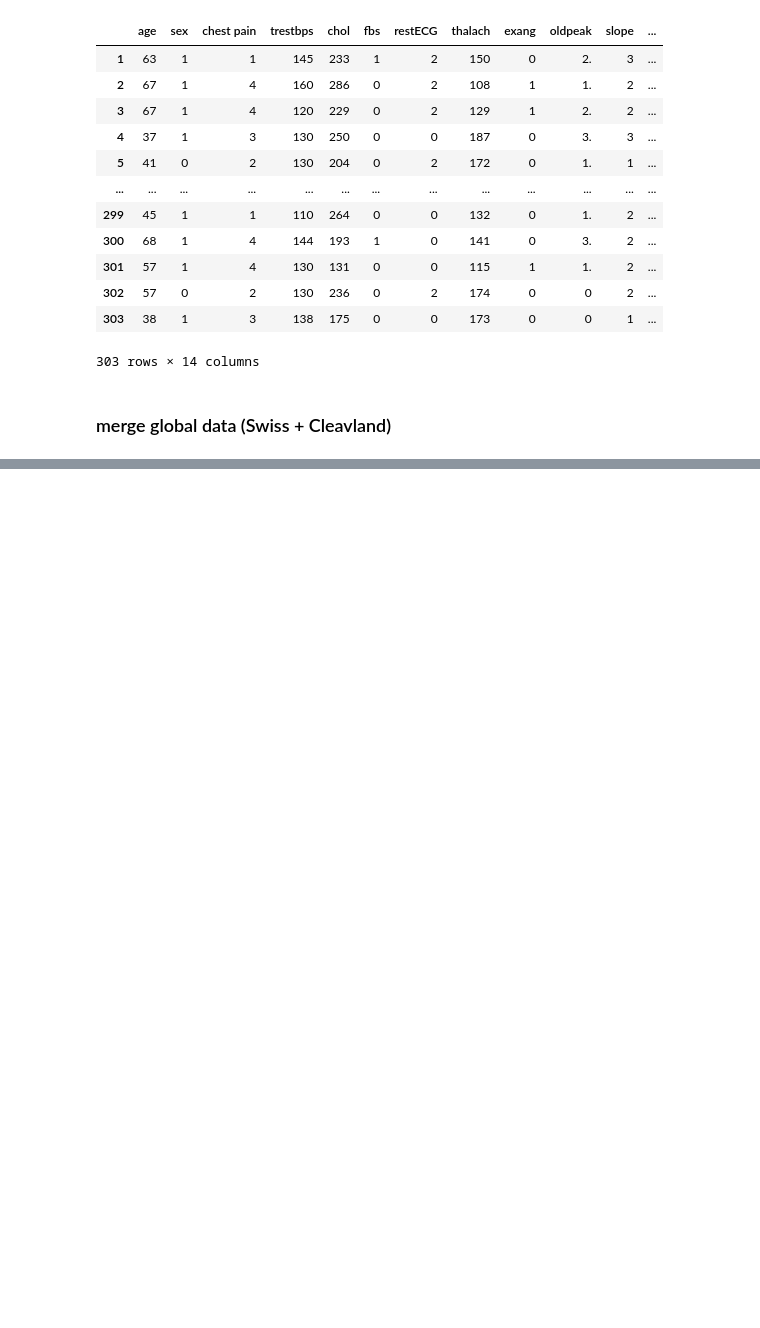
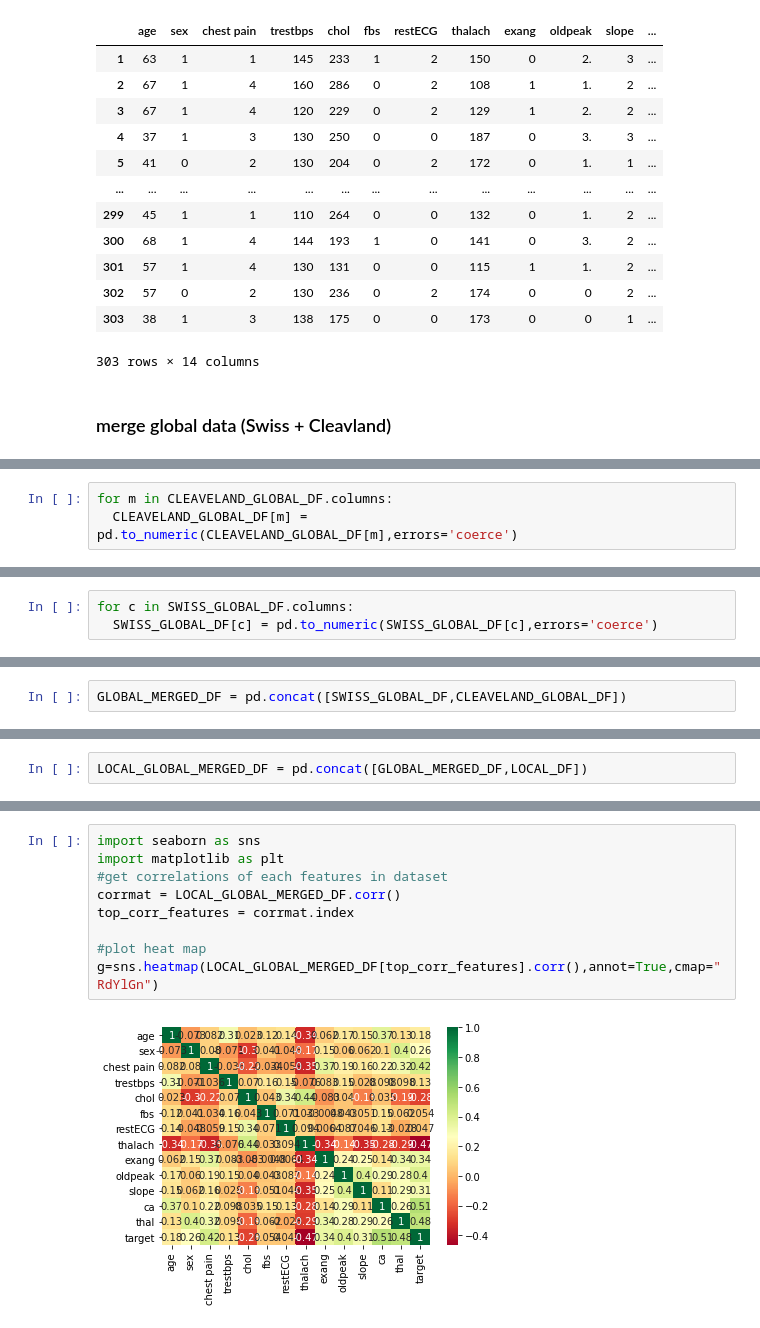
Before and after one commit to AishaHarbi/Heart-Disease-Predictive-classifier, a Jupyter notebook: DATA_PREPROCESSING_SENIOR_DESIGN_PROJECT_.ipynb, the cells around one changed output, grey strips where cells are left out. Saved outputs shown, nothing was run; the diff lists cells and outputs as text; blank space fills up the shorter version.

```diff
--- a/DATA_PREPROCESSING_SENIOR_DESIGN_PROJECT_.ipynb
+++ b/DATA_PREPROCESSING_SENIOR_DESIGN_PROJECT_.ipynb
@@ -195,0 +373,3 @@ CLEAVELAND_GLOBAL_DF
+# %%
+for m in CLEAVELAND_GLOBAL_DF.columns:
+  CLEAVELAND_GLOBAL_DF[m] = pd.to_numeric(CLEAVELAND_GLOBAL_DF[m],errors='coerce')
@@ -195,0 +401,3 @@ CLEAVELAND_GLOBAL_DF
+# %%
+for c in SWISS_GLOBAL_DF.columns:
+  SWISS_GLOBAL_DF[c] = pd.to_numeric(SWISS_GLOBAL_DF[c],errors='coerce')
@@ -195,0 +424,2 @@ CLEAVELAND_GLOBAL_DF
+# %%
+GLOBAL_MERGED_DF = pd.concat([SWISS_GLOBAL_DF,CLEAVELAND_GLOBAL_DF])
@@ -195,0 +442,2 @@ CLEAVELAND_GLOBAL_DF
+# %%
+LOCAL_GLOBAL_MERGED_DF = pd.concat([GLOBAL_MERGED_DF,LOCAL_DF])
@@ -195,0 +471,11 @@ CLEAVELAND_GLOBAL_DF
+# %%
+import seaborn as sns
+import matplotlib as plt
+#get correlations of each features in dataset
+corrmat = LOCAL_GLOBAL_MERGED_DF.corr()
+top_corr_features = corrmat.index
+
+#plot heat map
+g=sns.heatmap(LOCAL_GLOBAL_MERGED_DF[top_corr_features].corr(),annot=True,cmap="RdYlGn")
+# %% [output]
+[figure, added]
```
Also changed, not shown: parts of 50 cells of this notebook.
